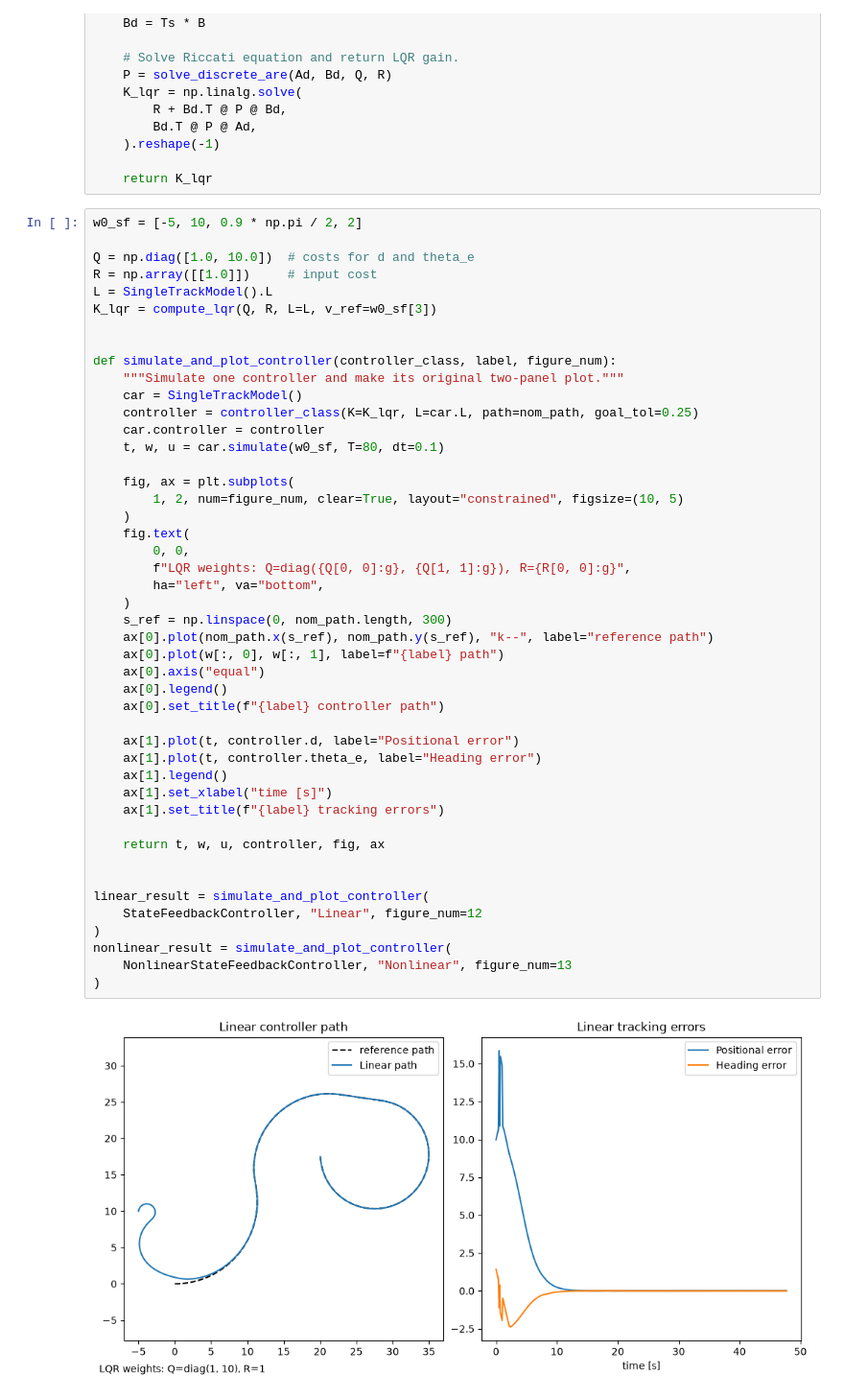
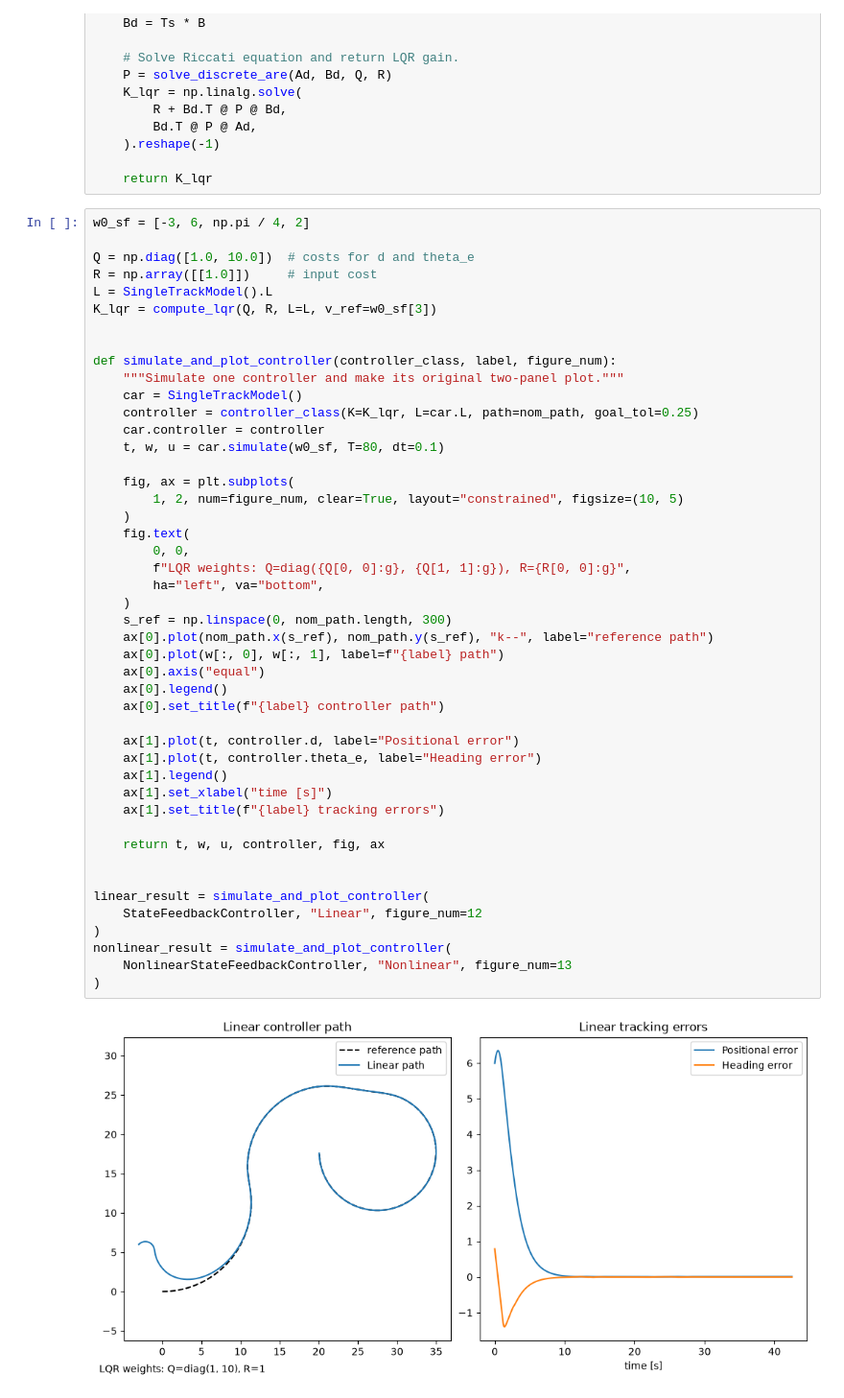
Before and after one commit to SoshyantYoussefi/Autonomous-Vehicles, a Jupyter notebook: HI3-Vehicle_motion_control/python/main.ipynb, the cells around one changed output. Shown at 96% size. Saved outputs shown, nothing was run; the diff lists cells and outputs as text.

```diff
--- a/HI3-Vehicle_motion_control/python/main.ipynb
+++ b/HI3-Vehicle_motion_control/python/main.ipynb
@@ -358,7 +358,7 @@ def compute_lqr(Q, R, L: float, v_ref: float, Ts: float = 0.1):
 
     return K_lqr
 # %%
-w0_sf = [-5, 10, 0.9 * np.pi / 2, 2]
+w0_sf = [-3, 6, np.pi / 4, 2]
 
 Q = np.diag([1.0, 10.0])  # costs for d and theta_e
 R = np.array([[1.0]])     # input cost
@@ -377,31 +377,31 @@ def simulate_and_plot_controller(controller_class, label, figure_num):
         1, 2, num=figure_num, clear=True, layout="constrained", figsize=(10, 5)
     )
     fig.text(
         0, 0,
         f"LQR weights: Q=diag({Q[0, 0]:g}, {Q[1, 1]:g}), R={R[0, 0]:g}",
         ha="left", va="bottom",
     )
     s_ref = np.linspace(0, nom_path.length, 300)
     ax[0].plot(nom_path.x(s_ref), nom_path.y(s_ref), "k--", label="reference path")
     ax[0].plot(w[:, 0], w[:, 1], label=f"{label} path")
     ax[0].axis("equal")
     ax[0].legend()
     ax[0].set_title(f"{label} controller path")
 
     ax[1].plot(t, controller.d, label="Positional error")
     ax[1].plot(t, controller.theta_e, label="Heading error")
     ax[1].legend()
     ax[1].set_xlabel("time [s]")
     ax[1].set_title(f"{label} tracking errors")
 
     return t, w, u, controller, fig, ax
 
 
 linear_result = simulate_and_plot_controller(
     StateFeedbackController, "Linear", figure_num=12
 )
 nonlinear_result = simulate_and_plot_controller(
     NonlinearStateFeedbackController, "Nonlinear", figure_num=13
 )
 # %% [output]
-[figure, old version]
+[figure, new version]
```
Also changed, not shown: parts of 2 cells of this notebook, 5 other files.
